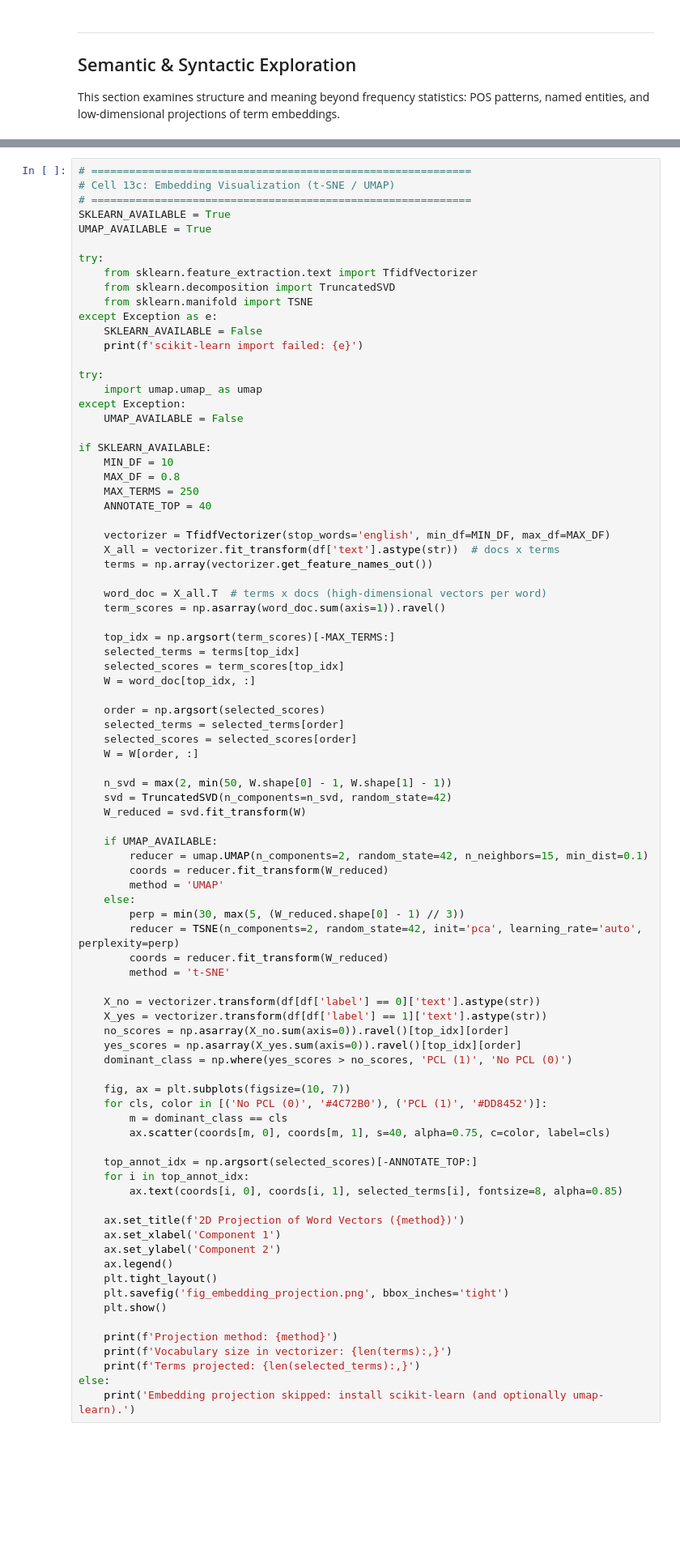
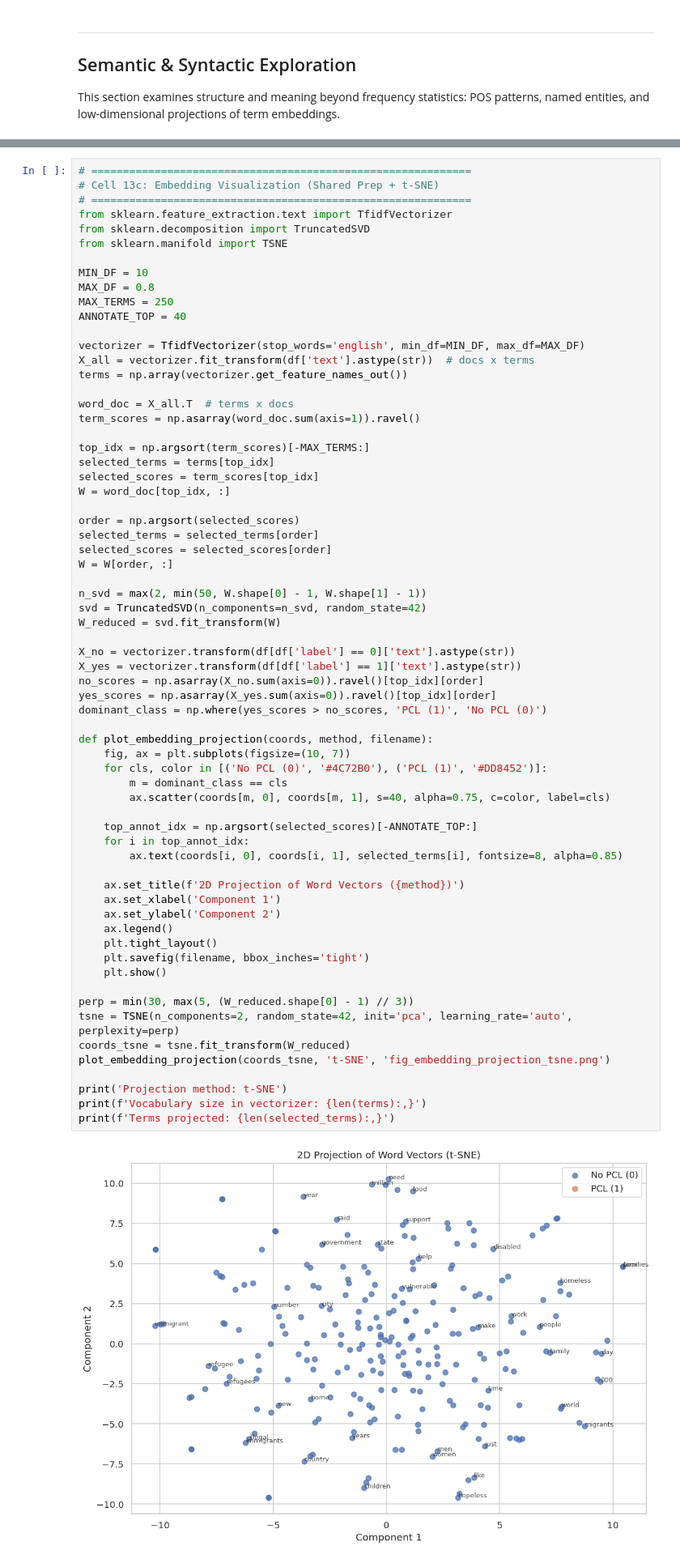
Before and after one commit to wowthecoder/imperial-nlp-cw, a Jupyter notebook: eda_pcl.ipynb, the cells around one changed output, grey strips where cells are left out. Shown at 81% size. Saved outputs shown, nothing was run; the diff lists cells and outputs as text; blank space fills up the shorter version.

```diff
--- a/eda_pcl.ipynb
+++ b/eda_pcl.ipynb
@@ -573,85 +614,68 @@ if len(entity_label_counts) > 0:
 # %%
 # ============================================================
-# Cell 13c: Embedding Visualization (t-SNE / UMAP)
+# Cell 13c: Embedding Visualization (Shared Prep + t-SNE)
 # ============================================================
-SKLEARN_AVAILABLE = True
-UMAP_AVAILABLE = True
+from sklearn.feature_extraction.text import TfidfVectorizer
+from sklearn.decomposition import TruncatedSVD
+from sklearn.manifold import TSNE
 
-try:
-    from sklearn.feature_extraction.text import TfidfVectorizer
-    from sklearn.decomposition import TruncatedSVD
-    from sklearn.manifold import TSNE
-except Exception as e:
-    SKLEARN_AVAILABLE = False
-    print(f'scikit-learn import failed: {e}')
+MIN_DF = 10
+MAX_DF = 0.8
+MAX_TERMS = 250
+ANNOTATE_TOP = 40
 
-try:
-    import umap.umap_ as umap
-except Exception:
-    UMAP_AVAILABLE = False
+vectorizer = TfidfVectorizer(stop_words='english', min_df=MIN_DF, max_df=MAX_DF)
+X_all = vectorizer.fit_transform(df['text'].astype(str))  # docs x terms
+terms = np.array(vectorizer.get_feature_names_out())
 
-if SKLEARN_AVAILABLE:
-    MIN_DF = 10
-    MAX_DF = 0.8
-    MAX_TERMS = 250
-    ANNOTATE_TOP = 40
+word_doc = X_all.T  # terms x docs
+term_scores = np.asarray(word_doc.sum(axis=1)).ravel()
 
-    vectorizer = TfidfVectorizer(stop_words='english', min_df=MIN_DF, max_df=MAX_DF)
-    X_all = vectorizer.fit_transform(df['text'].astype(str))  # docs x terms
-    terms = np.array(vectorizer.get_feature_names_out())
+top_idx = np.argsort(term_scores)[-MAX_TERMS:]
+selected_terms = terms[top_idx]
+selected_scores = term_scores[top_idx]
+W = word_doc[top_idx, :]
 
-    word_doc = X_all.T  # terms x docs (high-dimensional vectors per word)
-    term_scores = np.asarray(word_doc.sum(axis=1)).ravel()
+order = np.argsort(selected_scores)
+selected_terms = selected_terms[order]
+selected_scores = selected_scores[order]
+W = W[order, :]
 
-    top_idx = np.argsort(term_scores)[-MAX_TERMS:]
-    selected_terms = terms[top_idx]
-    selected_scores = term_scores[top_idx]
-    W = word_doc[top_idx, :]
+n_svd = max(2, min(50, W.shape[0] - 1, W.shape[1] - 1))
+svd = TruncatedSVD(n_components=n_svd, random_state=42)
+W_reduced = svd.fit_transform(W)
 
-    order = np.argsort(selected_scores)
-    selected_terms = selected_terms[order]
-    selected_scores = selected_scores[order]
-    W = W[order, :]
+X_no = vectorizer.transform(df[df['label'] == 0]['text'].astype(str))
+X_yes = vectorizer.transform(df[df['label'] == 1]['text'].astype(str))
+no_scores = np.asarray(X_no.sum(axis=0)).ravel()[top_idx][order]
+yes_scores = np.asarray(X_yes.sum(axis=0)).ravel()[top_idx][order]
+dominant_class = np.where(yes_scores > no_scores, 'PCL (1)', 'No PCL (0)')
 
-    n_svd = max(2, min(50, W.shape[0] - 1, W.shape[1] - 1))
-    svd = TruncatedSVD(n_components=n_svd, random_state=42)
-    W_reduced = svd.fit_transform(W)
-
-    if UMAP_AVAILABLE:
-        reducer = umap.UMAP(n_components=2, random_state=42, n_neighbors=15, min_dist=0.1)
-        coords = reducer.fit_transform(W_reduced)
-        method = 'UMAP'
-    else:
-        perp = min(30, max(5, (W_reduced.shape[0] - 1) // 3))
-        reducer = TSNE(n_components=2, random_state=42, init='pca', learning_rate='auto', perplexity=perp)
-        coords = reducer.fit_transform(W_reduced)
-        method = 't-SNE'
-
-    X_no = vectorizer.transform(df[df['label'] == 0]['text'].astype(str))
-    X_yes = vectorizer.transform(df[df['label'] == 1]['text'].astype(str))
-    no_scores = np.asarray(X_no.sum(axis=0)).ravel()[top_idx][order]
-    yes_scores = np.asarray(X_yes.sum(axis=0)).ravel()[top_idx][order]
-    dominant_class = np.where(yes_scores > no_scores, 'PCL (1)', 'No PCL (0)')
-
+def plot_embedding_projection(coords, method, filename):
     fig, ax = plt.subplots(figsize=(10, 7))
     for cls, color in [('No PCL (0)', '#4C72B0'), ('PCL (1)', '#DD8452')]:
         m = dominant_class == cls
         ax.scatter(coords[m, 0], coords[m, 1], s=40, alpha=0.75, c=color, label=cls)
 
     top_annot_idx = np.argsort(selected_scores)[-ANNOTATE_TOP:]
     for i in top_annot_idx:
         ax.text(coords[i, 0], coords[i, 1], selected_terms[i], fontsize=8, alpha=0.85)
 
     ax.set_title(f'2D Projection of Word Vectors ({method})')
     ax.set_xlabel('Component 1')
     ax.set_ylabel('Component 2')
     ax.legend()
     plt.tight_layout()
-    plt.savefig('fig_embedding_projection.png', bbox_inches='tight')
+    plt.savefig(filename, bbox_inches='tight')
     plt.show()
 
-    print(f'Projection method: {method}')
-    print(f'Vocabulary size in vectorizer: {len(terms):,}')
-    print(f'Terms projected: {len(selected_terms):,}')
-else:
-    print('Embedding projection skipped: install scikit-learn (and optionally umap-learn).')
+perp = min(30, max(5, (W_reduced.shape[0] - 1) // 3))
+tsne = TSNE(n_components=2, random_state=42, init='pca', learning_rate='auto', perplexity=perp)
+coords_tsne = tsne.fit_transform(W_reduced)
+plot_embedding_projection(coords_tsne, 't-SNE', 'fig_embedding_projection_tsne.png')
+
+print('Projection method: t-SNE')
+print(f'Vocabulary size in vectorizer: {len(terms):,}')
+print(f'Terms projected: {len(selected_terms):,}')
+# %% [output]
+[figure, added]
```
Also changed, not shown: parts of 13 cells of this notebook, 8 other files.
